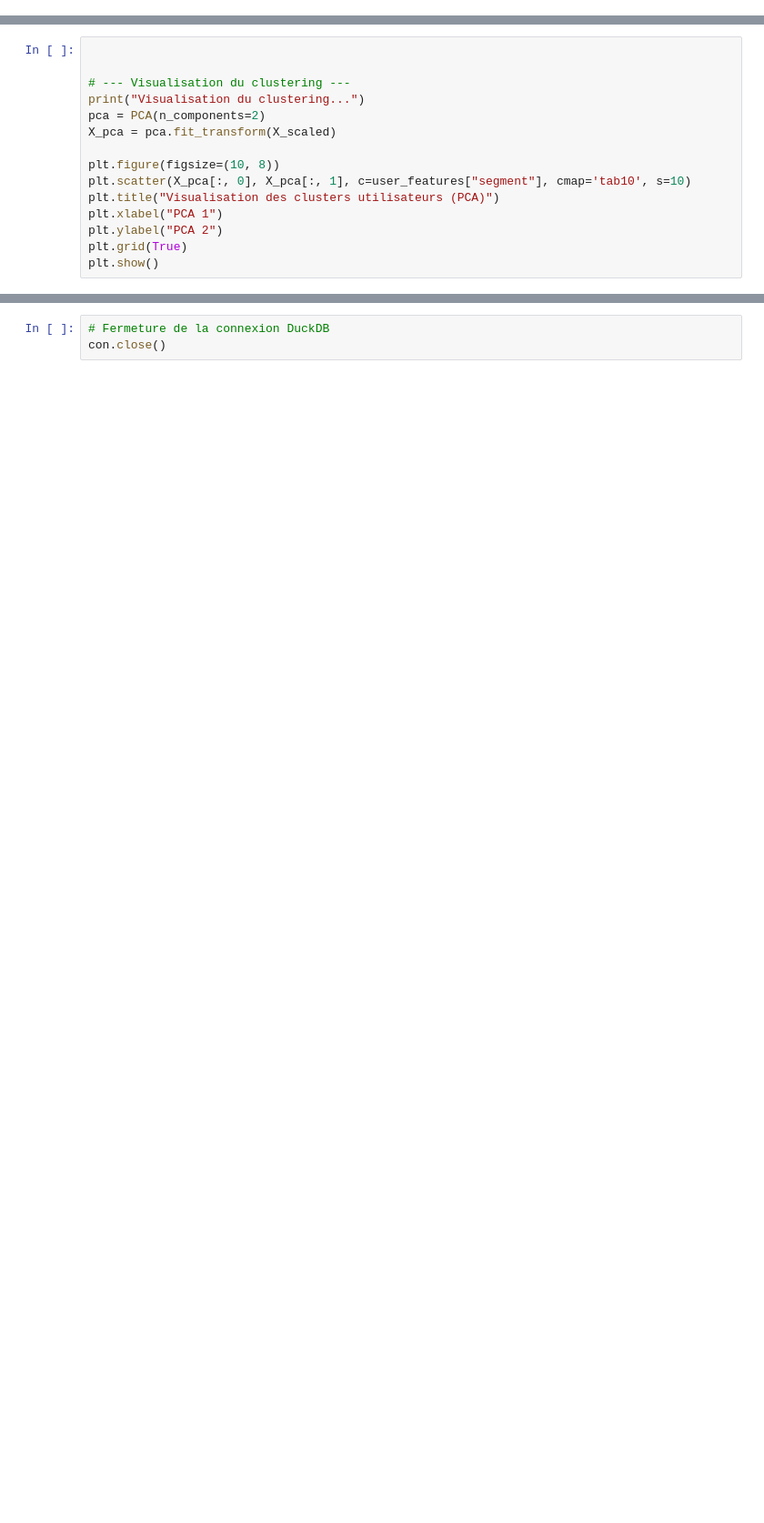
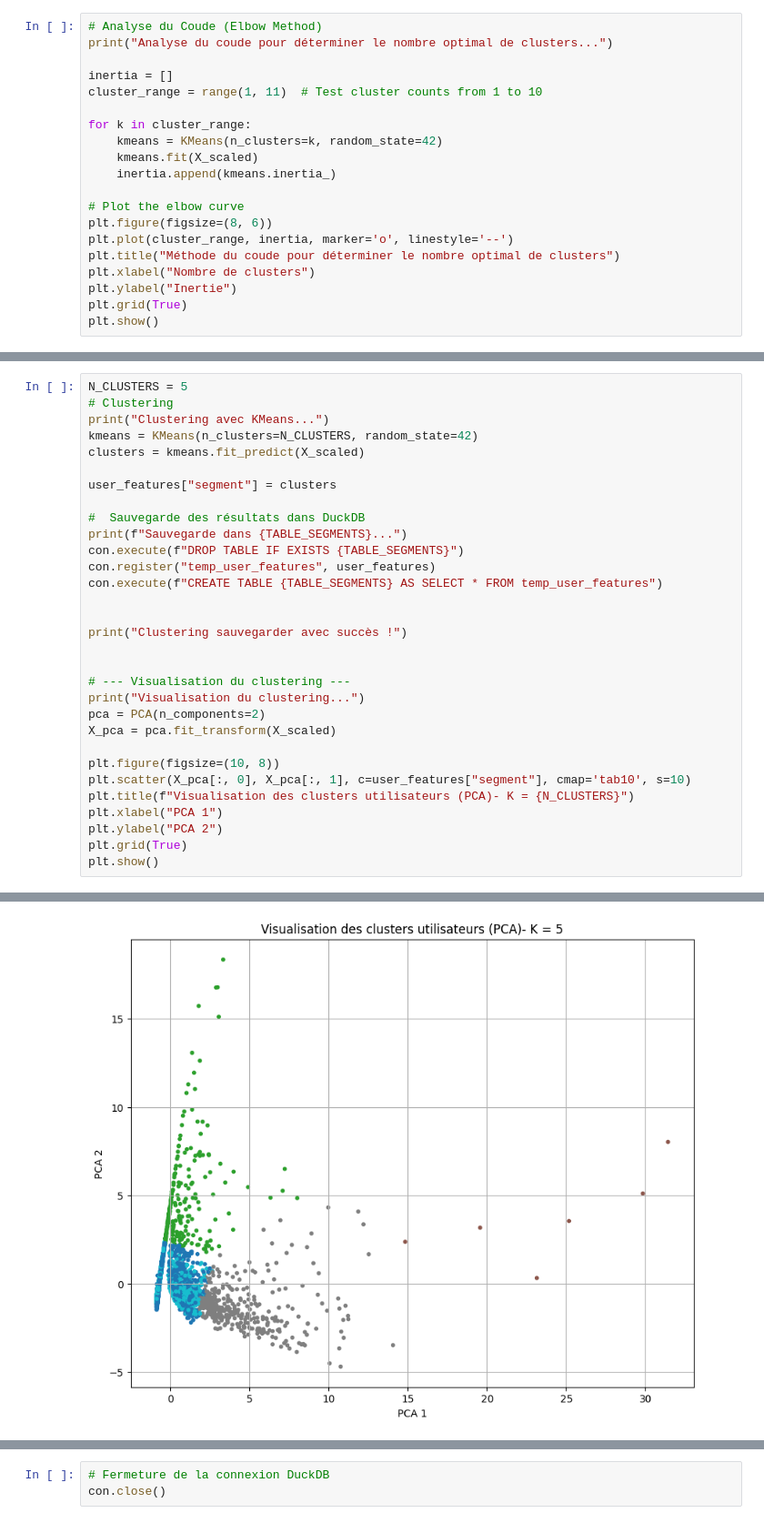
Before and after one commit to s-candido/amazing, a Jupyter notebook: clustering.ipynb, the cells around one changed output, grey strips where cells are left out. Shown at 91% size. Drawn from its saved outputs; the diff is of its cells as text; blank space fills up the shorter version.

```diff
--- a/clustering.ipynb
+++ b/clustering.ipynb
@@ -128,0 +170,20 @@ print("Clustering sauvegarder avec succès !")
+# %%
+# Analyse du Coude (Elbow Method)
+print("Analyse du coude pour déterminer le nombre optimal de clusters...")
+
+inertia = []
+cluster_range = range(1, 11)  # Test cluster counts from 1 to 10
+
+for k in cluster_range:
+    kmeans = KMeans(n_clusters=k, random_state=42)
+    kmeans.fit(X_scaled)
+    inertia.append(kmeans.inertia_)
+
+# Plot the elbow curve
+plt.figure(figsize=(8, 6))
+plt.plot(cluster_range, inertia, marker='o', linestyle='--')
+plt.title("Méthode du coude pour déterminer le nombre optimal de clusters")
+plt.xlabel("Nombre de clusters")
+plt.ylabel("Inertie")
+plt.grid(True)
+plt.show()
@@ -129,4 +288,20 @@ print("Clustering sauvegarder avec succès !")
 # %%
+N_CLUSTERS = 5
+# Clustering
+print("Clustering avec KMeans...")
+kmeans = KMeans(n_clusters=N_CLUSTERS, random_state=42)
+clusters = kmeans.fit_predict(X_scaled)
+
+user_features["segment"] = clusters
+
+#  Sauvegarde des résultats dans DuckDB
+print(f"Sauvegarde dans {TABLE_SEGMENTS}...")
+con.execute(f"DROP TABLE IF EXISTS {TABLE_SEGMENTS}")
+con.register("temp_user_features", user_features)
+con.execute(f"CREATE TABLE {TABLE_SEGMENTS} AS SELECT * FROM temp_user_features")
+
+
+print("Clustering sauvegarder avec succès !")
 
 
 # --- Visualisation du clustering ---
@@ -136,8 +311,9 @@ X_pca = pca.fit_transform(X_scaled)
 
 plt.figure(figsize=(10, 8))
 plt.scatter(X_pca[:, 0], X_pca[:, 1], c=user_features["segment"], cmap='tab10', s=10)
-plt.title("Visualisation des clusters utilisateurs (PCA)")
+plt.title(f"Visualisation des clusters utilisateurs (PCA)- K = {N_CLUSTERS}")
 plt.xlabel("PCA 1")
 plt.ylabel("PCA 2")
 plt.grid(True)
 plt.show()
+# %% [output]
@@ -143,0 +324 @@ plt.show()
+[figure, added]
```
Also changed, not shown: parts of 19 cells of this notebook, 1 other file.
